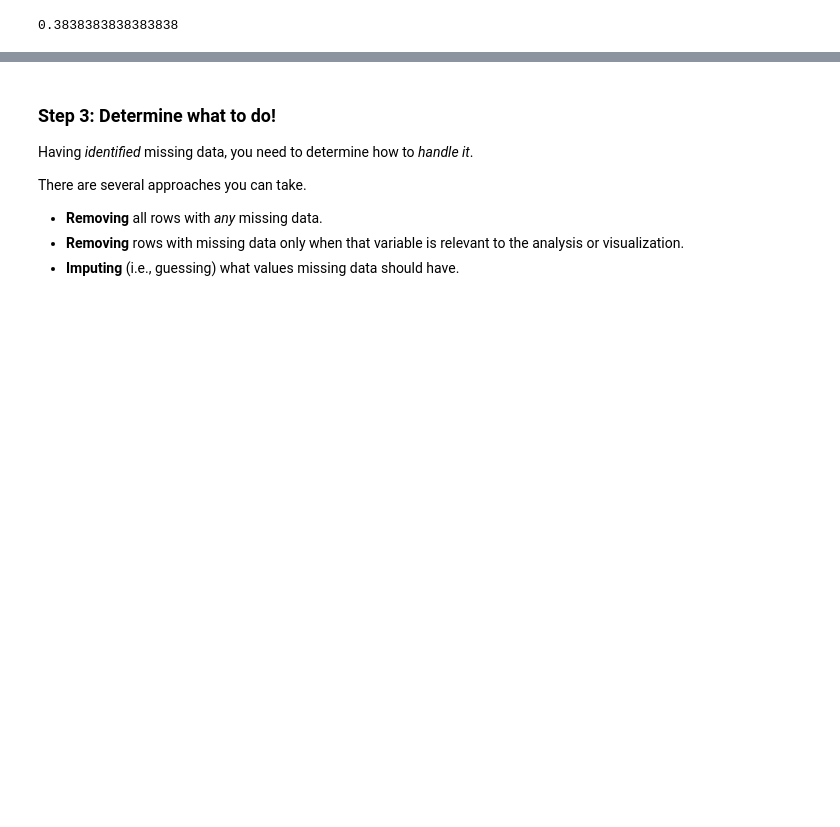
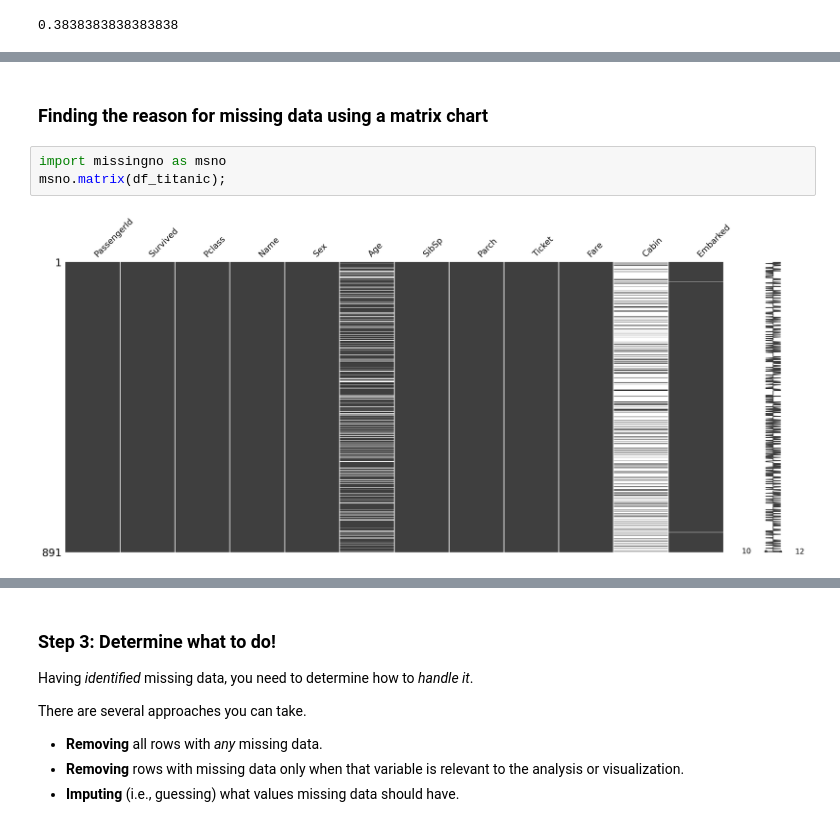
Before and after one commit to kflisikowsky/Data_Analysis_Workshops, a Jupyter notebook: 08-wrangling.ipynb, the cells around one changed output, grey strips where cells are left out. Cells and saved outputs as stored; diff of their text form; blank space fills up the shorter version.

```diff
--- a/08-wrangling.ipynb
+++ b/08-wrangling.ipynb
@@ -250,0 +324,7 @@ If you're interested in diving deeper, you can look into the `missingno` library
+# %% [markdown]
+### Finding the reason for missing data using a matrix chart
+# %%
+import missingno as msno
+msno.matrix(df_titanic);
+# %% [output]
+[figure, added]
```
Also changed, not shown: parts of 72 cells of this notebook.
